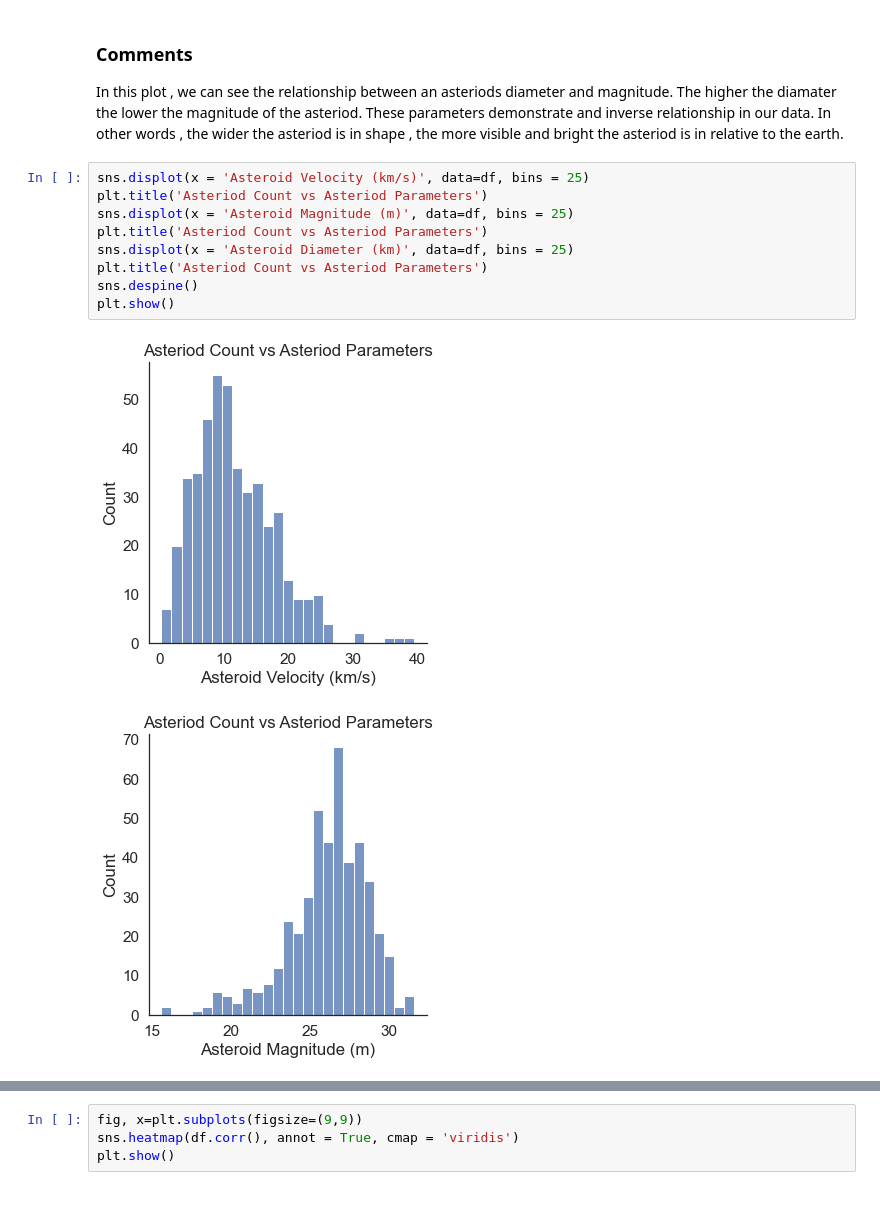
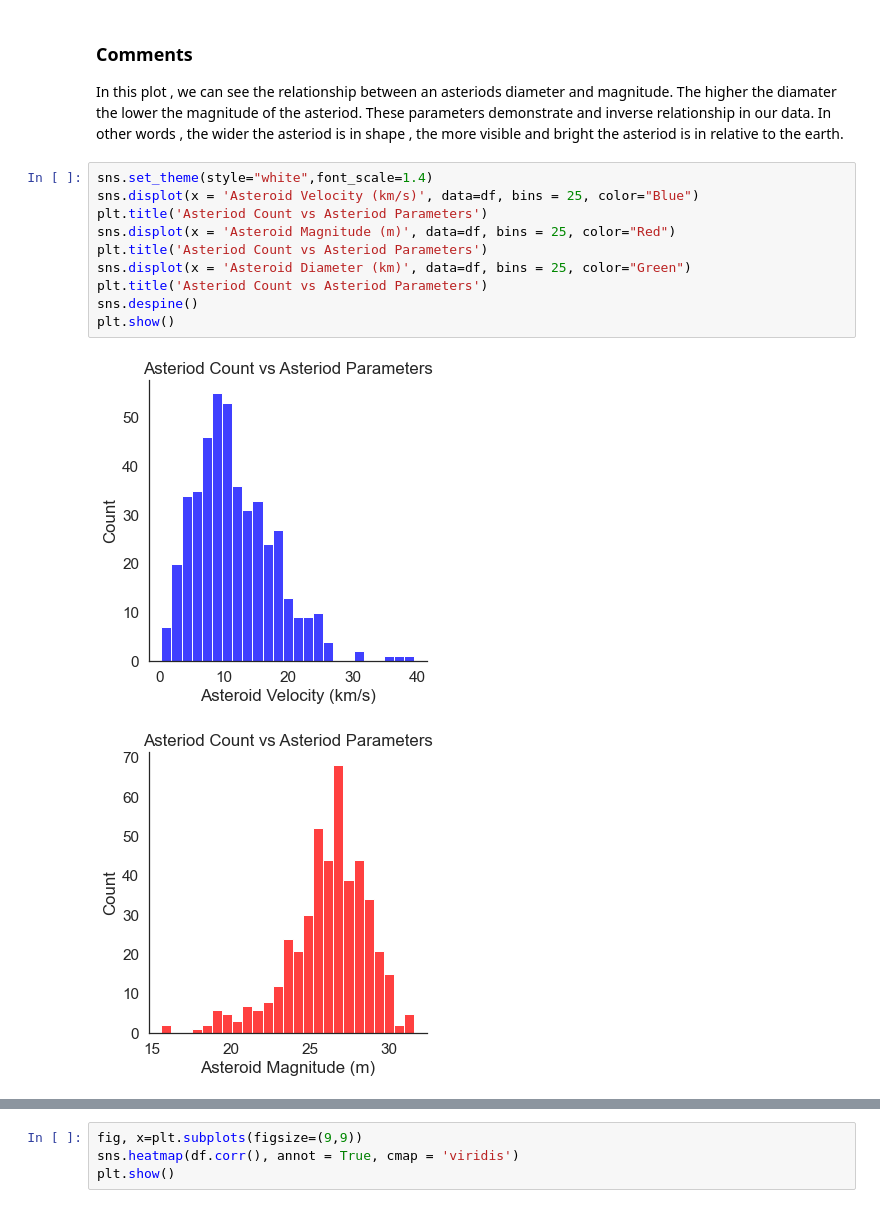
Before and after one commit to data301-2021-summer2/Group-43-Project, a Jupyter notebook: analysis/AmmarRiyadh/Milestone2.ipynb, the cells around one changed output, grey strips where cells are left out. Cells and saved outputs as stored; diff of their text form.

```diff
--- a/analysis/AmmarRiyadh/Milestone2.ipynb
+++ b/analysis/AmmarRiyadh/Milestone2.ipynb
@@ -144,14 +144,15 @@ plt.show()
 ### Comments
 In this plot , we can see the relationship between an asteriods diameter and magnitude. The higher the diamater the lower the magnitude of the asteriod. These parameters demonstrate and inverse relationship in our data. In other words , the wider the asteriod is in shape , the more visible and bright the asteriod is in relative to the earth.
 # %%
-sns.displot(x = 'Asteroid Velocity (km/s)', data=df, bins = 25)
+sns.set_theme(style="white",font_scale=1.4)
+sns.displot(x = 'Asteroid Velocity (km/s)', data=df, bins = 25, color="Blue")
 plt.title('Asteriod Count vs Asteriod Parameters')
-sns.displot(x = 'Asteroid Magnitude (m)', data=df, bins = 25)
+sns.displot(x = 'Asteroid Magnitude (m)', data=df, bins = 25, color="Red")
 plt.title('Asteriod Count vs Asteriod Parameters')
-sns.displot(x = 'Asteroid Diameter (km)', data=df, bins = 25)
+sns.displot(x = 'Asteroid Diameter (km)', data=df, bins = 25, color="Green")
 plt.title('Asteriod Count vs Asteriod Parameters')
 sns.despine()
 plt.show()
 # %% [output]
-[figure, old version]
+[figure, new version]
-[figure, old version]
+[figure, new version]
```
Also changed, not shown: parts of 9 cells of this notebook, 1 other file.
